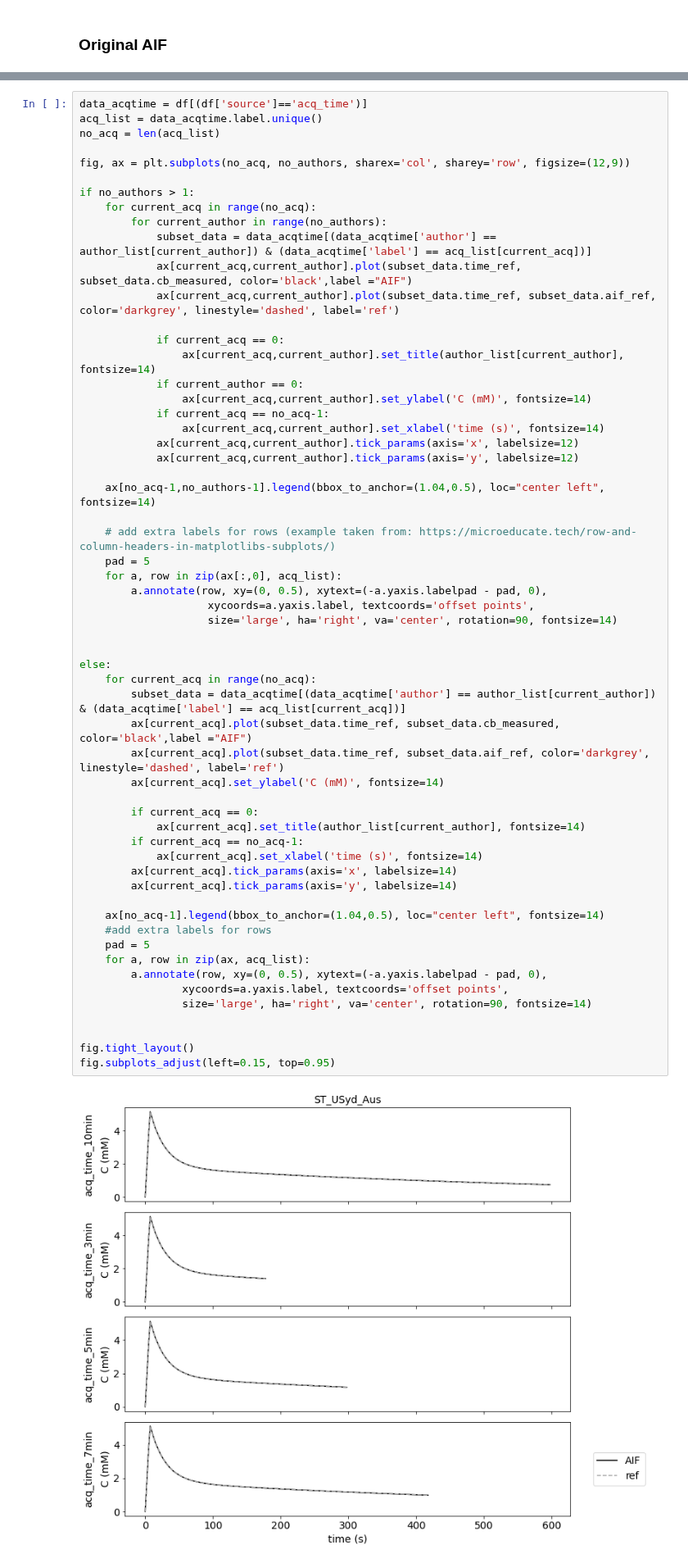
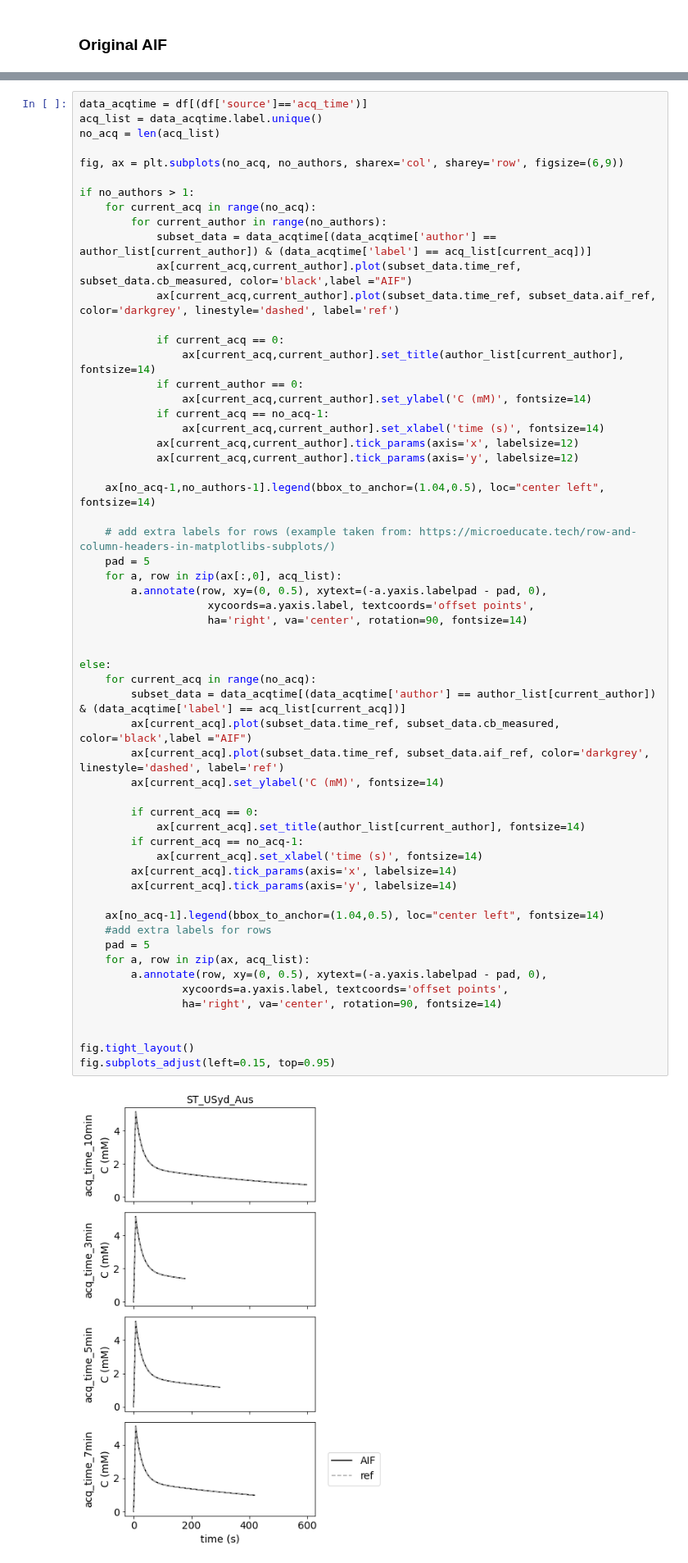
Before and after one commit to OSIPI/DCE-DSC-MRI_CodeCollection, a Jupyter notebook: notebooks/PreclinicalAIF.ipynb, the cells around one changed output, grey strips where cells are left out. Shown at 82% size. Drawn from its saved outputs; the diff is of its cells as text.

```diff
--- a/notebooks/PreclinicalAIF.ipynb
+++ b/notebooks/PreclinicalAIF.ipynb
@@ -82,7 +82,7 @@ data_acqtime = df[(df['source']=='acq_time')]
 acq_list = data_acqtime.label.unique()
 no_acq = len(acq_list)
 
-fig, ax = plt.subplots(no_acq, no_authors, sharex='col', sharey='row', figsize=(12,9))
+fig, ax = plt.subplots(no_acq, no_authors, sharex='col', sharey='row', figsize=(6,9))
 
 if no_authors > 1:
     for current_acq in range(no_acq):
@@ -107,36 +107,36 @@ if no_authors > 1:
     for a, row in zip(ax[:,0], acq_list):
         a.annotate(row, xy=(0, 0.5), xytext=(-a.yaxis.labelpad - pad, 0),
                     xycoords=a.yaxis.label, textcoords='offset points',
-                    size='large', ha='right', va='center', rotation=90, fontsize=14)
+                    ha='right', va='center', rotation=90, fontsize=14)
 
 
 else:
     for current_acq in range(no_acq):
         subset_data = data_acqtime[(data_acqtime['author'] == author_list[current_author]) & (data_acqtime['label'] == acq_list[current_acq])]
         ax[current_acq].plot(subset_data.time_ref, subset_data.cb_measured, color='black',label ="AIF")
         ax[current_acq].plot(subset_data.time_ref, subset_data.aif_ref, color='darkgrey', linestyle='dashed', label='ref')
         ax[current_acq].set_ylabel('C (mM)', fontsize=14)
 
         if current_acq == 0:
             ax[current_acq].set_title(author_list[current_author], fontsize=14)
         if current_acq == no_acq-1:
             ax[current_acq].set_xlabel('time (s)', fontsize=14)
         ax[current_acq].tick_params(axis='x', labelsize=14)
         ax[current_acq].tick_params(axis='y', labelsize=14)
 
     ax[no_acq-1].legend(bbox_to_anchor=(1.04,0.5), loc="center left", fontsize=14)
     #add extra labels for rows
     pad = 5
     for a, row in zip(ax, acq_list):
         a.annotate(row, xy=(0, 0.5), xytext=(-a.yaxis.labelpad - pad, 0),
                 xycoords=a.yaxis.label, textcoords='offset points',
-                size='large', ha='right', va='center', rotation=90, fontsize=14)
+                ha='right', va='center', rotation=90, fontsize=14)
 
 
 fig.tight_layout()
 fig.subplots_adjust(left=0.15, top=0.95)
 # %% [output]
-[figure, old version]
+[figure, new version]
 # %% [markdown]
 ### Different temporal resolutions
 
```
Also changed, not shown: parts of 2 cells of this notebook, 5 other files.
